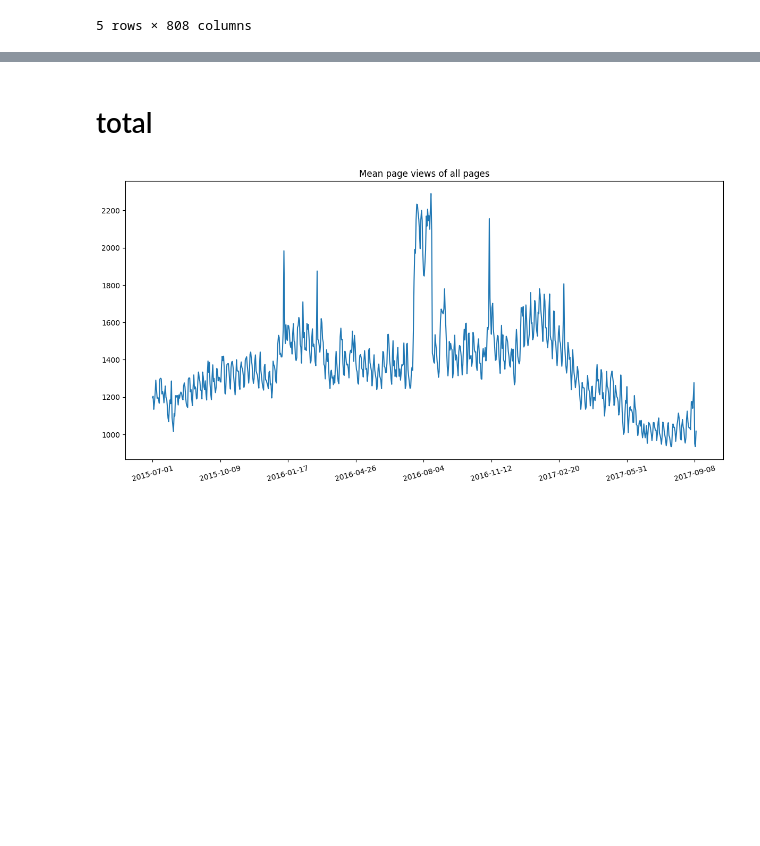
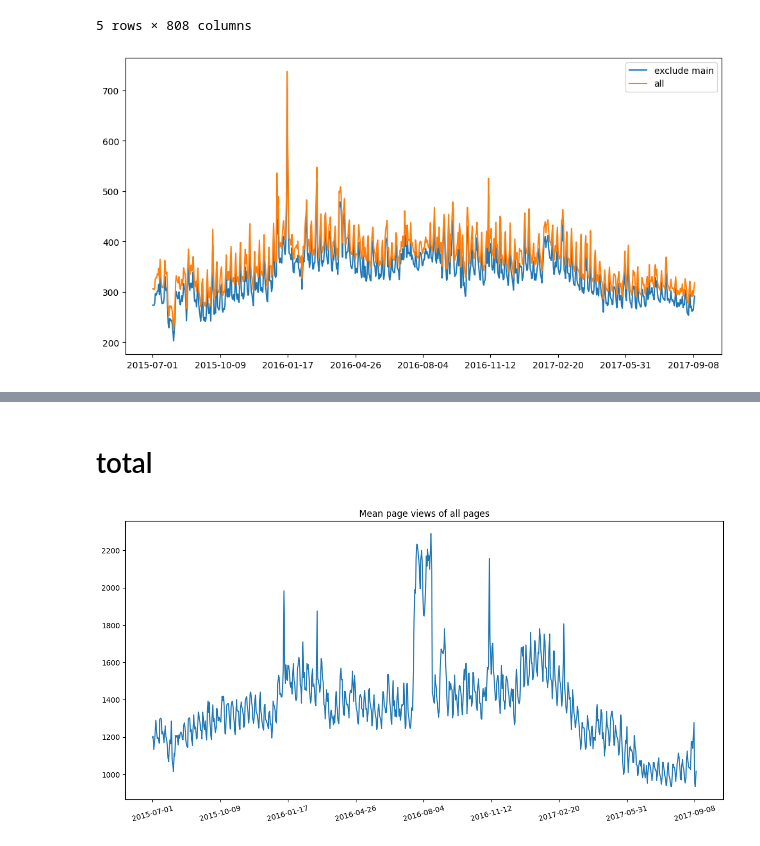
Before and after one commit to btbcy/ds_final, a Jupyter notebook: some_plot.ipynb, the cells around one changed output, grey strips where cells are left out. Saved outputs shown, nothing was run; the diff lists cells and outputs as text; code cells hidden in the pictures; blank space fills up the shorter version.

Commit message:
update: about main page
This file may not able to be executed from top to end
Some plots about main page are on the top of file.

```diff
--- a/some_plot.ipynb
+++ b/some_plot.ipynb
@@ -20,3 +20,16 @@ df_train.head()
 | 3 | 4minute_zh.wikipedia.org_all-acce... | 35.0 | 13.0 | 10.0 | 94.0 | 4.0 | 26.0 | 14.0 | ... |
 | 4 | 52_Hz_I_Love_You_zh.wikipedia.org... | NaN | NaN | NaN | NaN | NaN | NaN | NaN | ... |
 5 rows × 808 columns
+# %%
+mask_zh = df_train["Page"].str.contains('_zh\.')
+mask_special_main = df_train['Page'].str.contains('首页')
+
+plt.figure(figsize=(12, 6))
+time_cols = miscel_tool.extract_time_column_name(df_train)
+df_train.loc[~mask_special_main & mask_zh, time_cols].mean().plot(label='exclude main')
+# df_train.loc[mask_special_main & mask_zh, time_cols].mean().plot(label='only main and special')
+df_train.loc[mask_zh, time_cols].mean().plot(label='all')
+plt.legend()
+plt.show()
+# %% [output]
+[figure, added]
```
Also changed, not shown: parts of 1 cell of this notebook.
